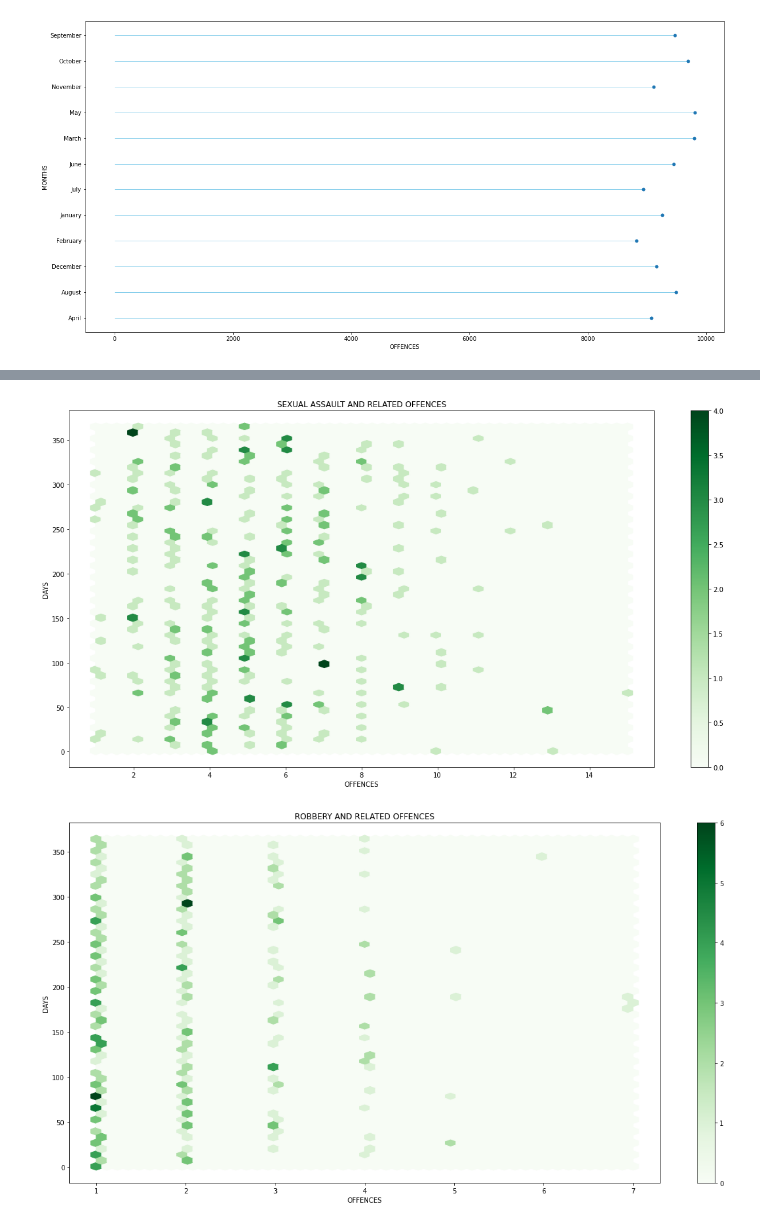
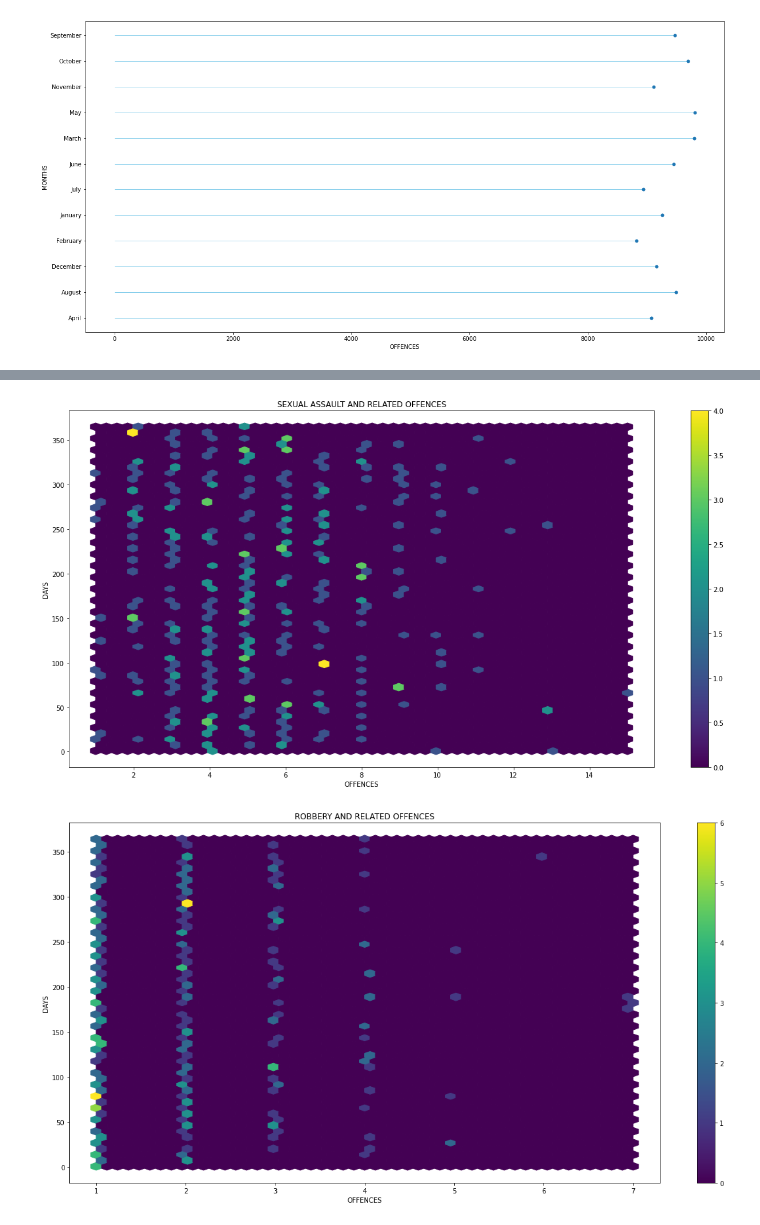
Before and after one commit to MunyaradziMagura/SA-Crime, a Jupyter notebook: SA_crime.ipynb, the cells around one changed output, grey strips where cells are left out. Saved outputs shown, nothing was run; the diff lists cells and outputs as text; code cells hidden in the pictures.

```diff
--- a/SA_crime.ipynb
+++ b/SA_crime.ipynb
@@ -211,7 +211,7 @@ plt.show()
 [figure]
 # %%
 # update figure size
-plt.rcParams['figure.figsize'] = (50,20)
+plt.rcParams['figure.figsize'] = (20,10)
 # plot crime in bar chart
 my_explode = (0, 0.1, 0)
 plt.pie(crimeOffenceCount, labels=crimeDescription, colors=colour, startangle=15, shadow = True)
@@ -222,5 +222,6 @@ plt.show()
 # %%
 fig, ax = plt.subplots()
+plt.rcParams['figure.figsize'] = (20,10)
 ax.pie(crimeOffenceCount,labels=crimeDescription, radius=1, autopct='%1.1f%%', colors=colour,
        wedgeprops=dict(width=0.3, edgecolor='w'))
 plt.show()
@@ -309,7 +313,8 @@ def yearlyOffenceCountDaily(offence):
 # %%
 for offence in uniqueCrime:
+    col = (np.random.random(), np.random.random(), np.random.random())
     offencePlot = yearlyOffenceCountDaily(offence)
-    gradient = plt.hexbin(x = offencePlot['Offence count'],y=offencePlot['days'], gridsize = 50, cmap ='Greens')
+    gradient = plt.hexbin(x = offencePlot['Offence count'],y=offencePlot['days'], gridsize = 50, cmap =plt.cm.get_cmap(plt.cm.viridis, 143))
     cb = plt.colorbar(gradient)
     plt.title(offence)
     plt.ylabel('DAYS')
@@ -325,2 +330,2 @@ for offence in uniqueCrime:
-[figure, old version]
+[figure, new version]
-[figure, old version]
+[figure, new version]
```
Also changed, not shown: parts of 4 cells of this notebook.
